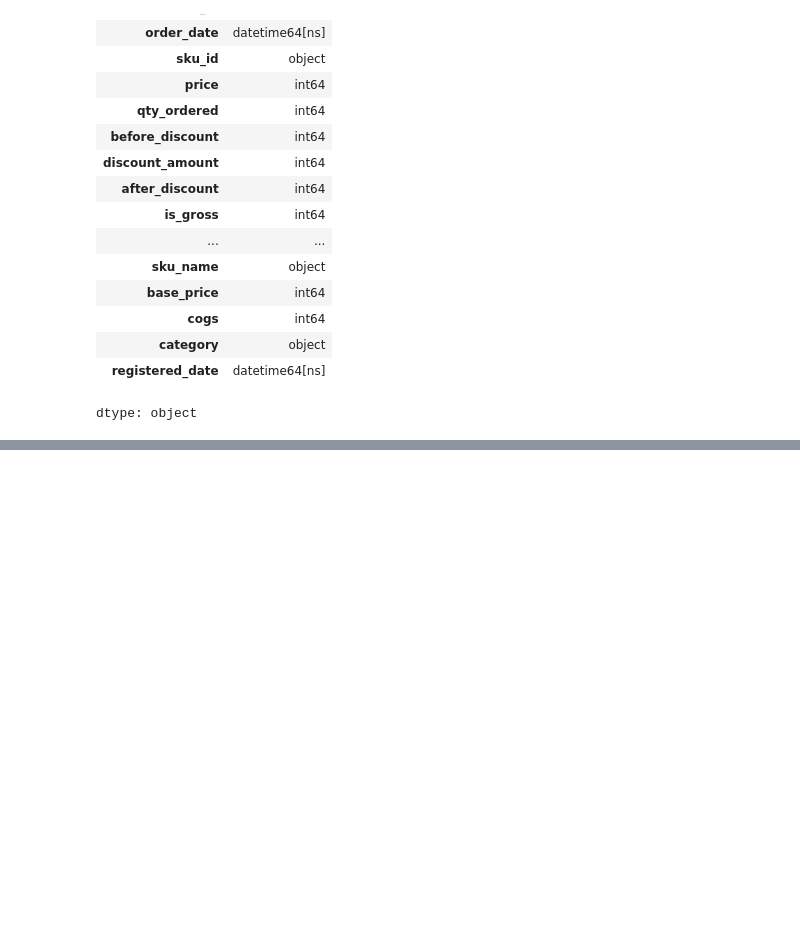
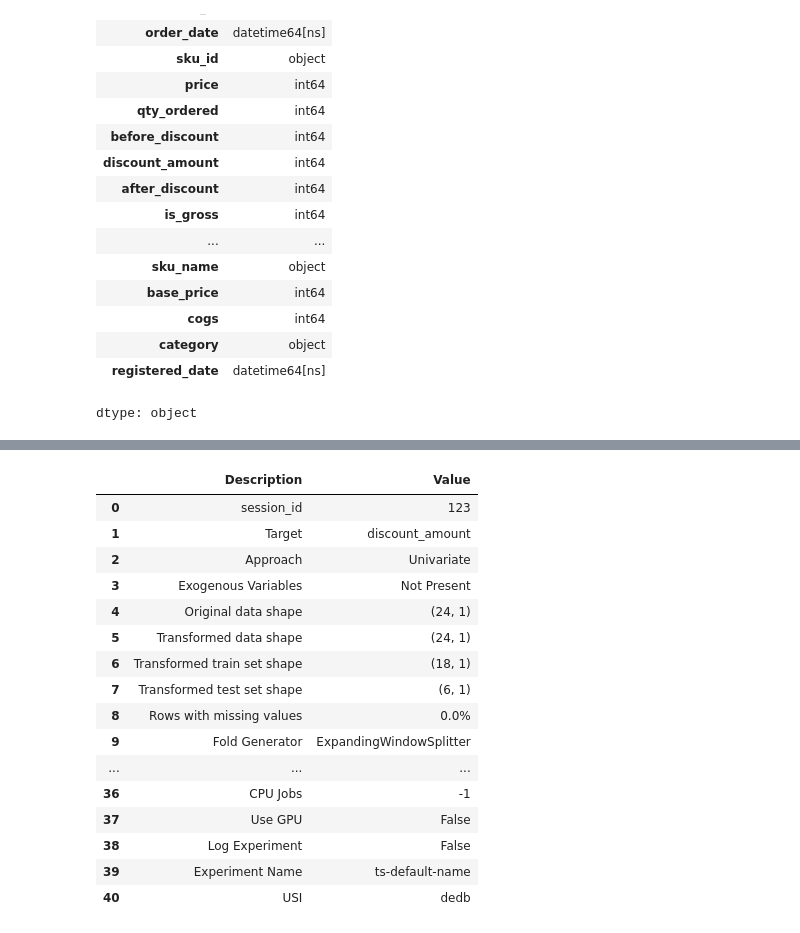
Before and after one commit to adityapbx/PBL, a Jupyter notebook: PBL_LIMBAD_WOTA.ipynb, the cells around one changed output, grey strips where cells are left out. Drawn from its saved outputs; the diff is of its cells as text; code cells hidden in the pictures; blank space fills up the shorter version.

```diff
--- a/PBL_LIMBAD_WOTA.ipynb
+++ b/PBL_LIMBAD_WOTA.ipynb
@@ -166,0 +282,11 @@ dtype: object
+# %%
+# Aggregate 'discount_amount' by 'order_date' (using sum in this example)
+#df_aggregated = df.groupby('order_date')['discount_amount'].sum().reset_index()
+
+# Aggregate the data by month
+df_aggregated = df.groupby(pd.Grouper(key='order_date', freq='M'))['discount_amount'].sum().reset_index()
+
+
+# Set 'order_date' as the index
+df_aggregated.set_index('order_date', inplace=True)
+df_aggregated = df_aggregated.sort_index()
@@ -166,0 +296,29 @@ dtype: object
+# %%
+#df_disc = df[['discount_amount']]
+
+# Inisialisasi forecasting
+exp = setup(data=df_aggregated,
+            target='discount_amount',
+            session_id=123, # Untuk reproduksi
+            fold=2,         # Cross-validation
+            fh=6,          # Forecast horizon (contoh: 12 periode ke depan)
+            seasonal_period=12, # Jika data musiman (bulanan: 12, mingguan: 7, dsb.)
+            numeric_imputation_target='mean')
+# %% [output]
+|  | Description | Value |
+| 0 | session_id | 123 |
+| 1 | Target | discount_amount |
+| 2 | Approach | Univariate |
+| 3 | Exogenous Variables | Not Present |
+| 4 | Original data shape | (24, 1) |
+| 5 | Transformed data shape | (24, 1) |
+| 6 | Transformed train set shape | (18, 1) |
+| 7 | Transformed test set shape | (6, 1) |
+| 8 | Rows with missing values | 0.0% |
+| 9 | Fold Generator | ExpandingWindowSplitter |
+| ... | ... | ... |
+| 36 | CPU Jobs | -1 |
+| 37 | Use GPU | False |
+| 38 | Log Experiment | False |
+| 39 | Experiment Name | ts-default-name |
+| 40 | USI | dedb |
```
Also changed, not shown: parts of 18 cells of this notebook.
